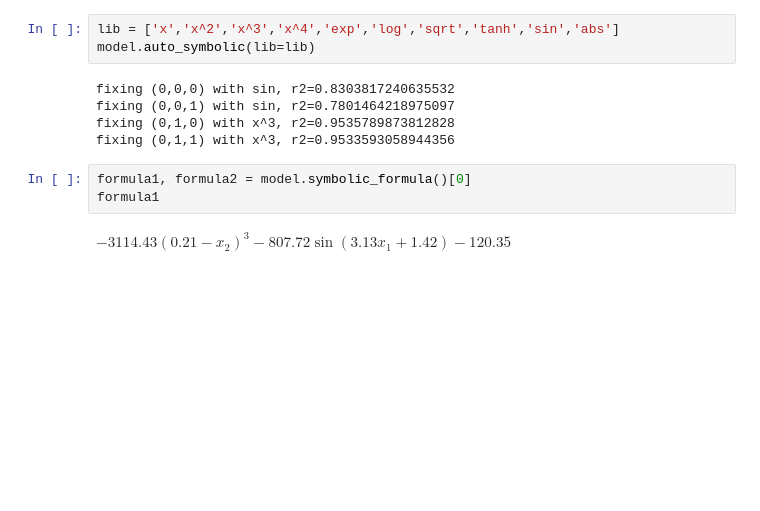
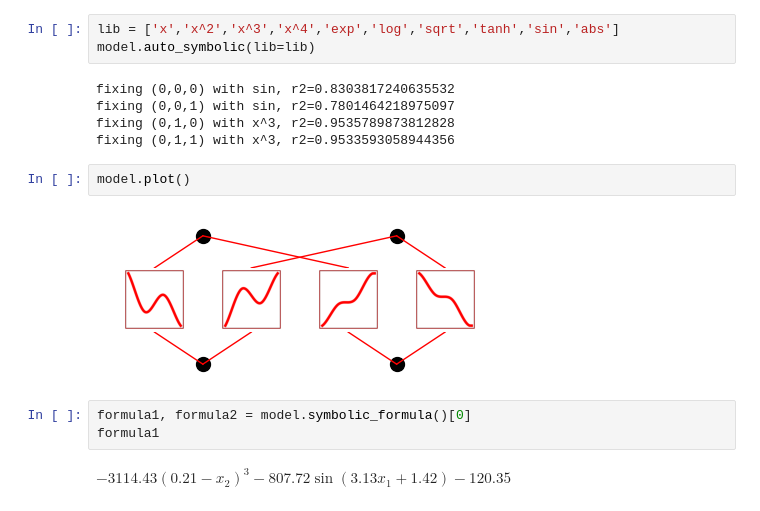
Before and after one commit to pengqianhan/pykan-pq, a Jupyter notebook: tutorials/Example_3_classfication.ipynb, the cells around one changed output. Cells and saved outputs as stored; diff of their text form; blank space fills up the shorter version.

```diff
--- a/tutorials/Example_3_classfication.ipynb
+++ b/tutorials/Example_3_classfication.ipynb
@@ -122,6 +126,10 @@ fixing (0,0,0) with sin, r2=0.8303817240635532
 fixing (0,0,1) with sin, r2=0.7801464218975097
 fixing (0,1,0) with x^3, r2=0.9535789873812828
 fixing (0,1,1) with x^3, r2=0.9533593058944356
+# %%
+model.plot()
+# %% [output]
+[figure, added]
 # %%
 formula1, formula2 = model.symbolic_formula()[0]
 formula1
```
Also changed, not shown: parts of 4 cells of this notebook, 1 other file.
